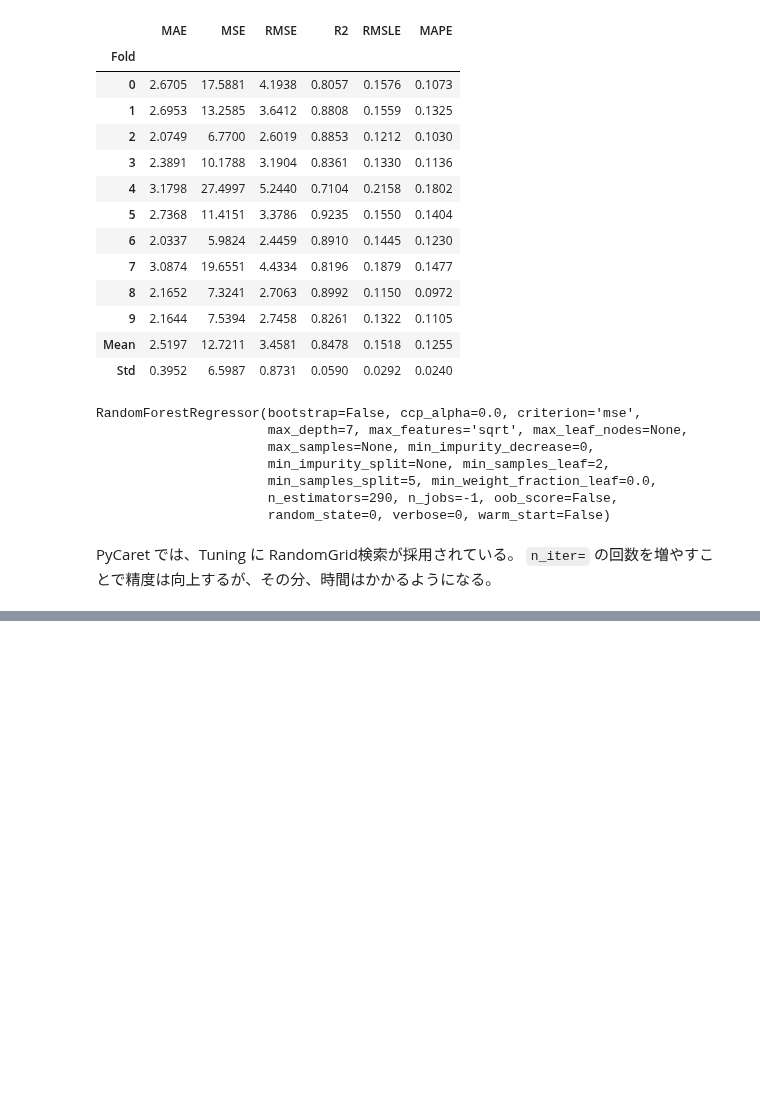
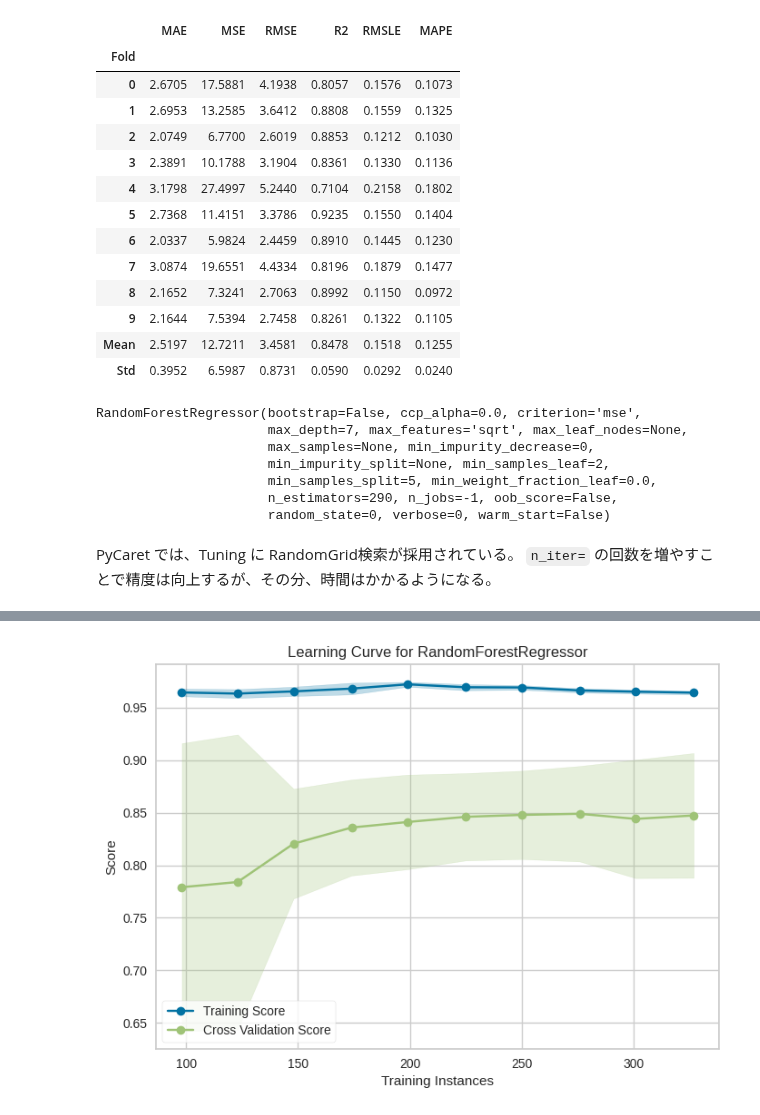
Before and after one commit to 1024xx4/ai_model_building_100, a Jupyter notebook: section09/section09.ipynb, the cells around one changed output, grey strips where cells are left out. Cells and saved outputs as stored; diff of their text form; code cells hidden in the pictures; blank space fills up the shorter version.

```diff
--- a/section09/section09.ipynb
+++ b/section09/section09.ipynb
@@ -245,0 +272,6 @@ PyCaret では、Tuning に RandomGrid検索が採用されている。
+# %%
+# Learning Curve（学習曲線を確認できる項目）
+## 訓練 Data と Test Data の予測精度が、Data数に対してどのように推移しているかが分かる。
+plot_model(tuned_rf, 'learning')
+# %% [output]
+[figure, added]
```
Also changed, not shown: parts of 7 cells of this notebook.
